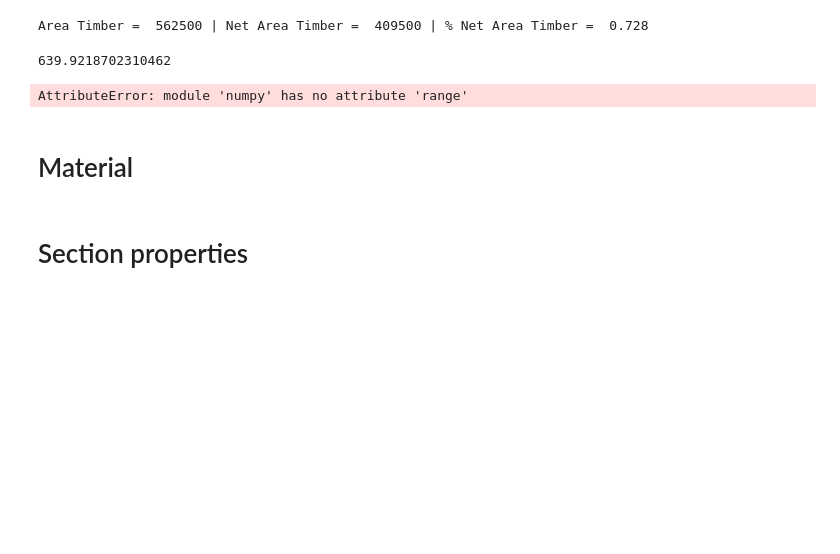
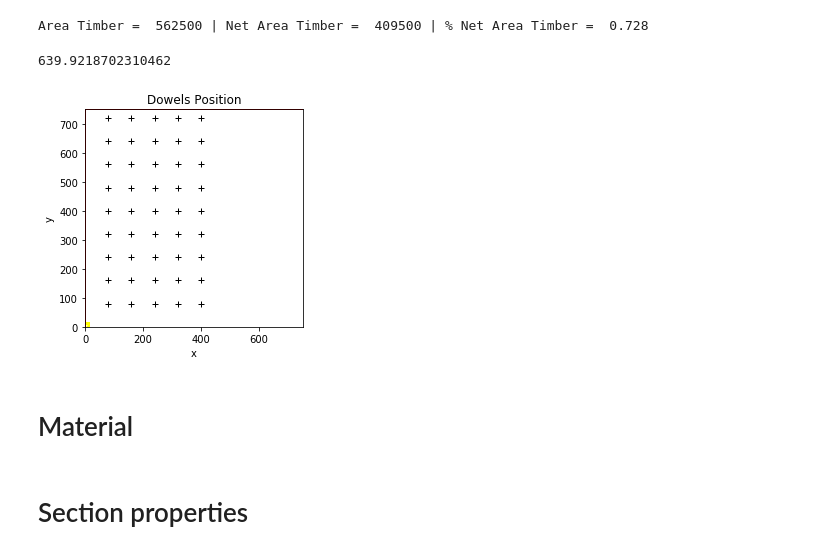
Before and after one commit to MarcoDona-CLTs/my-first-binder, a Jupyter notebook: timberDowelConnDesign.ipynb, the cells around one changed output. Drawn from its saved outputs; the diff is of its cells as text; code cells hidden in the pictures; blank space fills up the shorter version.

```diff
--- a/timberDowelConnDesign.ipynb
+++ b/timberDowelConnDesign.ipynb
@@ -31,7 +31,8 @@ dDowel = 20 # Diameter of the dowel
 LDowel = 600 # Length of the dowel
 nDowelsX = 5 # number of dowels along dir X
 nDowelsY = 10 # numer of dowels alonf dir Y
-
+spacingDowelX = 80
+spacingDowelY = 80
 
 areaDowelCut = nDowelsX * dDowel * (hTimber - nPlt * (tPlt + 2 * gapPlt))
 
@@ -48,9 +49,58 @@ Area Timber =  562500 | Net Area Timber =  409500 | % Net Area Timber =  0.728
 # %%
 # Print dowel group
 
-dowelMatrix = np.range(nDowelsX)
+# Print dowel group
+
+
+#dowelMatrix = np.ones((nDowelsX, nDowelsY)) * np.arange(nDowelsY)
+
+
+area = np.pi*3
+colors = (0,0,0)
+
+
+
+dowelMatrix = np.array([[i, j] for i in np.arange(1, nDowelsX+1) * spacingDowelX
+                                                  for j in np.arange(1, nDowelsY+1) * spacingDowelY ])
+
+
+
+# plt.plot(dowelMatrix[:,0], dowelMatrix[:,1],  '+', color='black')
+
+from matplotlib.patches import Rectangle
+fig, ax = plt.subplots()
+
+ax.set_aspect('equal', adjustable='box')
+
+ax.plot(dowelMatrix[:,0], dowelMatrix[:,1],  '+', color='black')
+
+ax.add_patch( Rectangle((2, 4),
+                        5, 6,
+                        fc='none',
+                        color ='yellow',
+                        linewidth = 5,
+                        linestyle="dotted") )
+
+ax.add_patch(Rectangle((0, 0), bTimber, hTimber, fc='none', color="red"))
+
+plt.title('Dowels Position')
+plt.xlabel('x')
+plt.ylabel('y')
+#plt.axis('off')
+
+plt.xlim(0, bTimber)
+plt.ylim(0, hTimber)
+
+
+plt.show()
+
+
+# np.dot(np.ones(nDowelsX), np.array([[3, 4]]))
+
+# bbbb= np.repeat(a = np.arange(nDowelsX), repeats = 2, axis = 0)
+# bbbb
 # %% [output]
-AttributeError: module 'numpy' has no attribute 'range'
+[figure, added]
 # %%
 # Frame Geometry
 L_X = 35000
```
